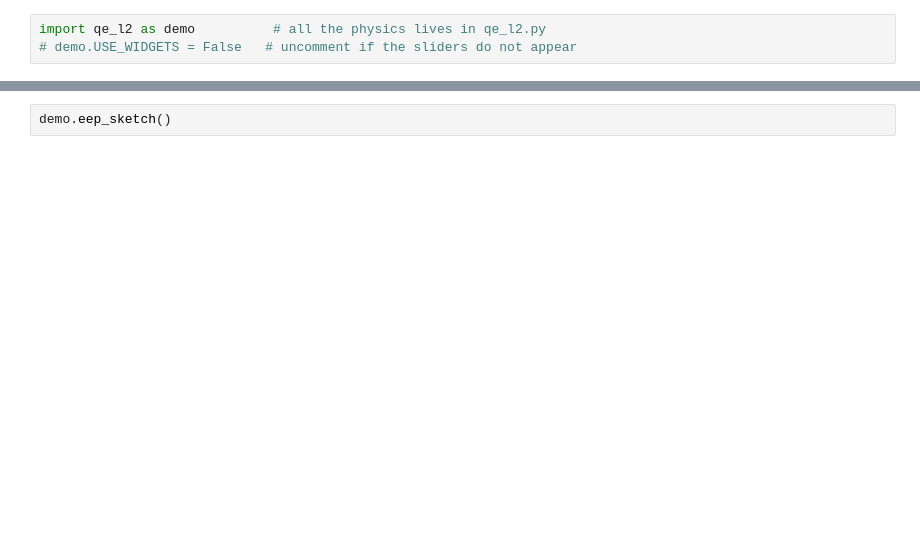
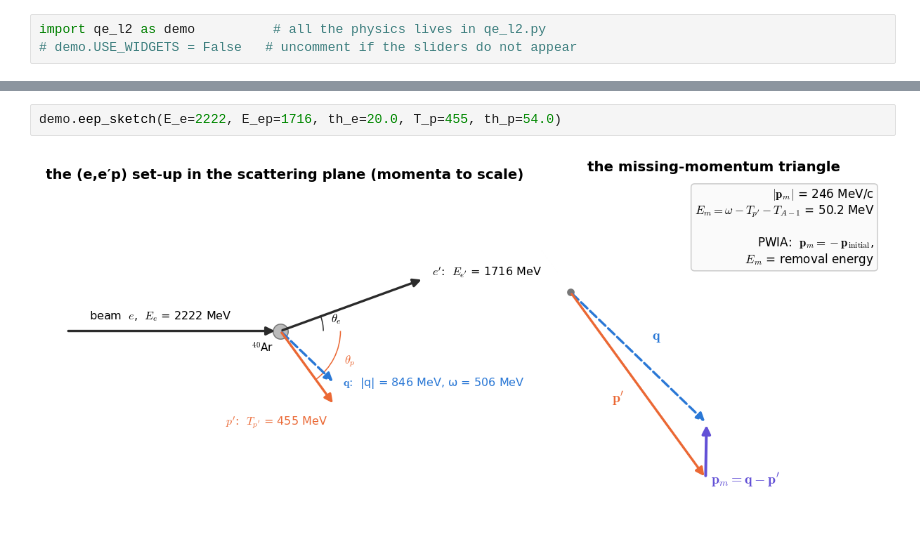
Before and after one commit to jesobczyk/NustecSchool2026, a Jupyter notebook: L2_Orbitals/L2_eep_Orbitals_SpectralFunction.ipynb, the cells around one changed output, grey strips where cells are left out. Saved outputs shown, nothing was run; the diff lists cells and outputs as text; blank space fills up the shorter version.

```diff
--- a/L2_Orbitals/L2_eep_Orbitals_SpectralFunction.ipynb
+++ b/L2_Orbitals/L2_eep_Orbitals_SpectralFunction.ipynb
@@ -63,3 +112,5 @@ The sketch below uses the electron kinematics of the panel's defaults (Mougey *e
 # %%
-demo.eep_sketch()
+demo.eep_sketch(E_e=2222, E_ep=1716, th_e=20.0, T_p=455, th_p=54.0)
+# %% [output]
+[figure, added]
 # %% [markdown]
```
Also changed, not shown: parts of 15 cells of this notebook, 9 other files.
